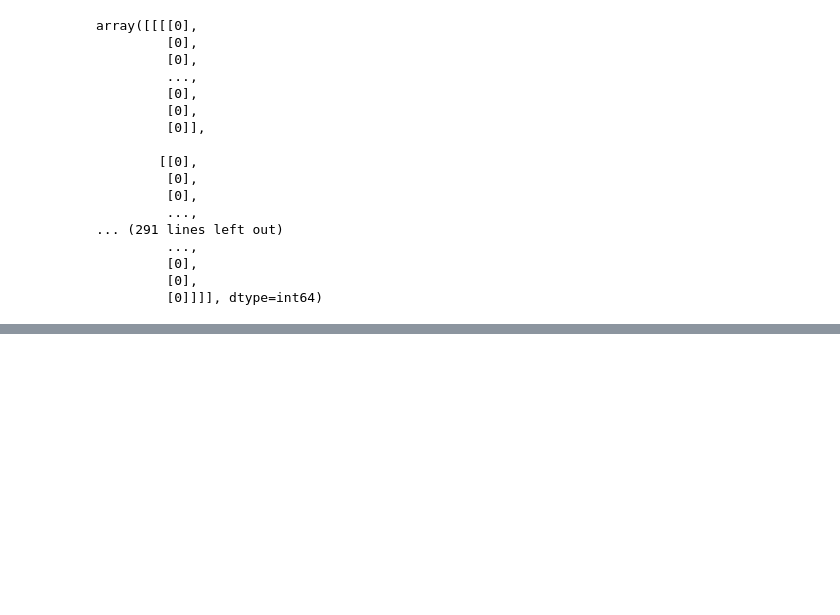
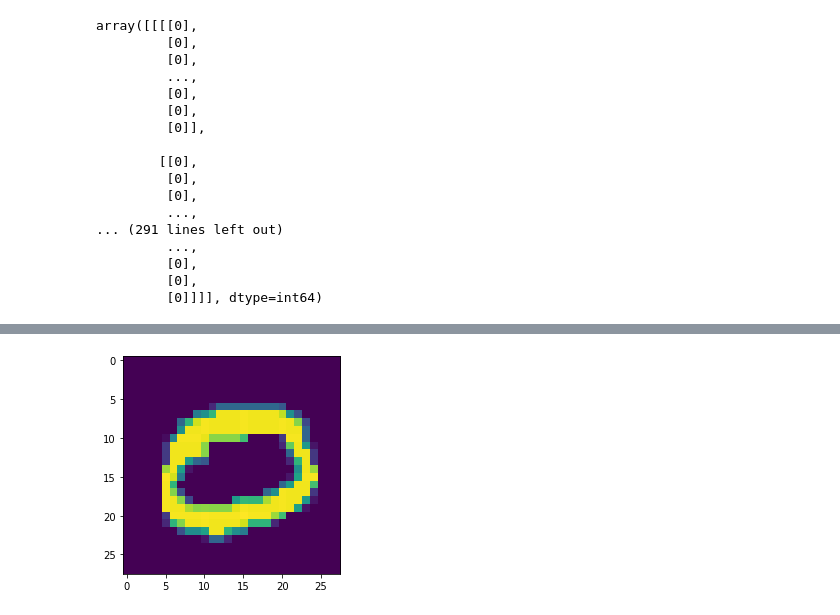
Before and after one commit to Eduardoosorio23/Digit_recognizer, a Jupyter notebook: Basemodel.ipynb, the cells around one changed output, grey strips where cells are left out. Saved outputs shown, nothing was run; the diff lists cells and outputs as text; code cells hidden in the pictures; blank space fills up the shorter version.

Commit message:
added comments to the base model

```diff
--- a/Basemodel.ipynb
+++ b/Basemodel.ipynb
@@ -355,0 +367,4 @@ Name: Label, Length: 28000, dtype: int64
+# %%
+#Here is another imshow to see the images and how the model categorized it
+h = plt.imshow(test[1][:,:])
+# %% [output]
@@ -355,0 +372 @@ Name: Label, Length: 28000, dtype: int64
+[figure, added]
```
Also changed, not shown: parts of 21 cells of this notebook.
